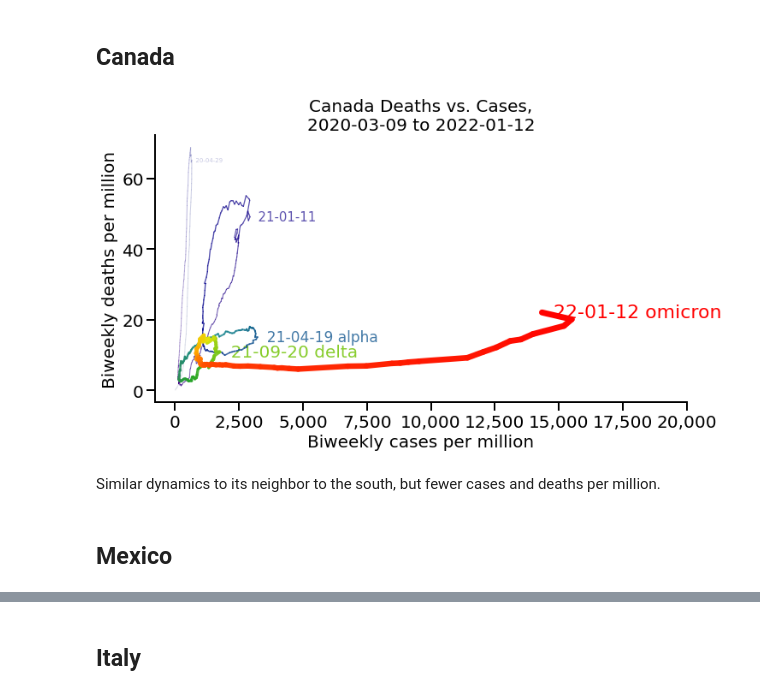
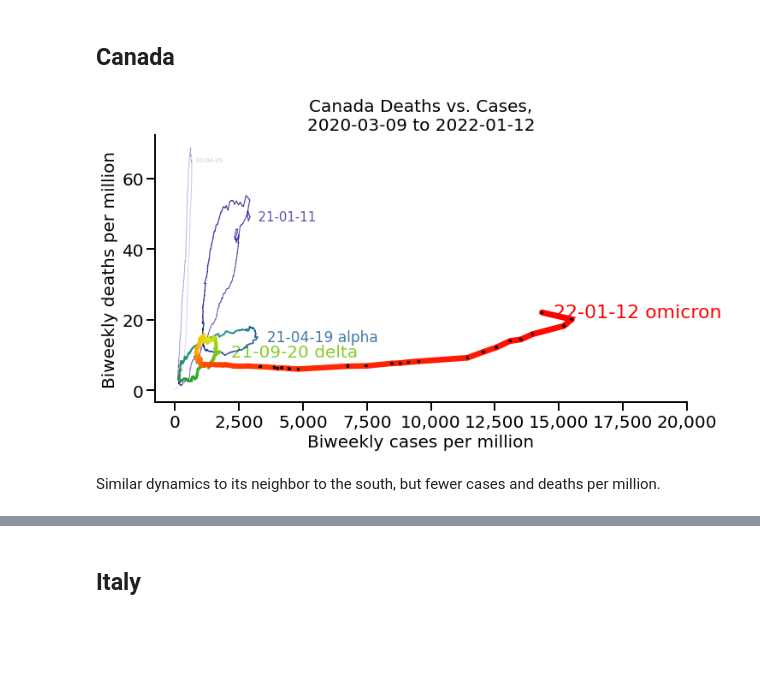
Before and after one commit to rarnaout/Covidcycles, a Jupyter notebook: covid_deaths_vs_cases.ipynb, the cells around one changed output, grey strips where cells are left out. Cells and saved outputs as stored; diff of their text form; code cells hidden in the pictures; blank space fills up the shorter version.

```diff
--- a/covid_deaths_vs_cases.ipynb
+++ b/covid_deaths_vs_cases.ipynb
@@ -37,6 +37,7 @@ def plot_deaths_vs_cases(country="United States",
                          min_width = 1, max_width = 7,
                          width_scaling = 4, alpha_scaling = 0.5, font_scaling = 0.5,
                          width_between_peaks = 15,
+                         last=14, # number of days to plot dots as days
                          fontsize=20,
                          figsize=(6,6),
                          xmax=False,
@@ -115,6 +116,9 @@ def plot_deaths_vs_cases(country="United States",
     for i in range(L-1):
         plt.plot(cases[i:i+2], deaths[i:i+2], c=colors[i], linewidth=widths[i], alpha=alphas[i],
                  solid_capstyle='round')
+    #     black dots on each day for `last` period
+        plt.scatter(cases[-last:], deaths[-last:], c="black", alpha=alphas[-last:], s=np.array(widths[-last:])/3,
+                   zorder=100)
     #     labels
     if labels == True:
         if not variants: variants = len(peaks)*["",]
@@ -230,10 +236,8 @@ The omicron wave has begun quite differently from previous waves. Hopefully it r
 # %% [markdown]
 ## Canada
 # %%
-plot_deaths_vs_cases("Canada", variants=["", "", " alpha", " delta", " omicron"], figsize=(9,6), xmax=20000)
+plot_deaths_vs_cases("Canada", variants=["", "", " alpha", " delta", " omicron"], figsize=(9,6), xmax=20000, last=21)
 # %% [output]
-[figure, old version]
+[figure, new version]
 # %% [markdown]
 Similar dynamics to its neighbor to the south, but fewer cases and deaths per million.
-# %% [markdown]
-## Mexico
```
Also changed, not shown: parts of 31 cells of this notebook, 19 other files.
